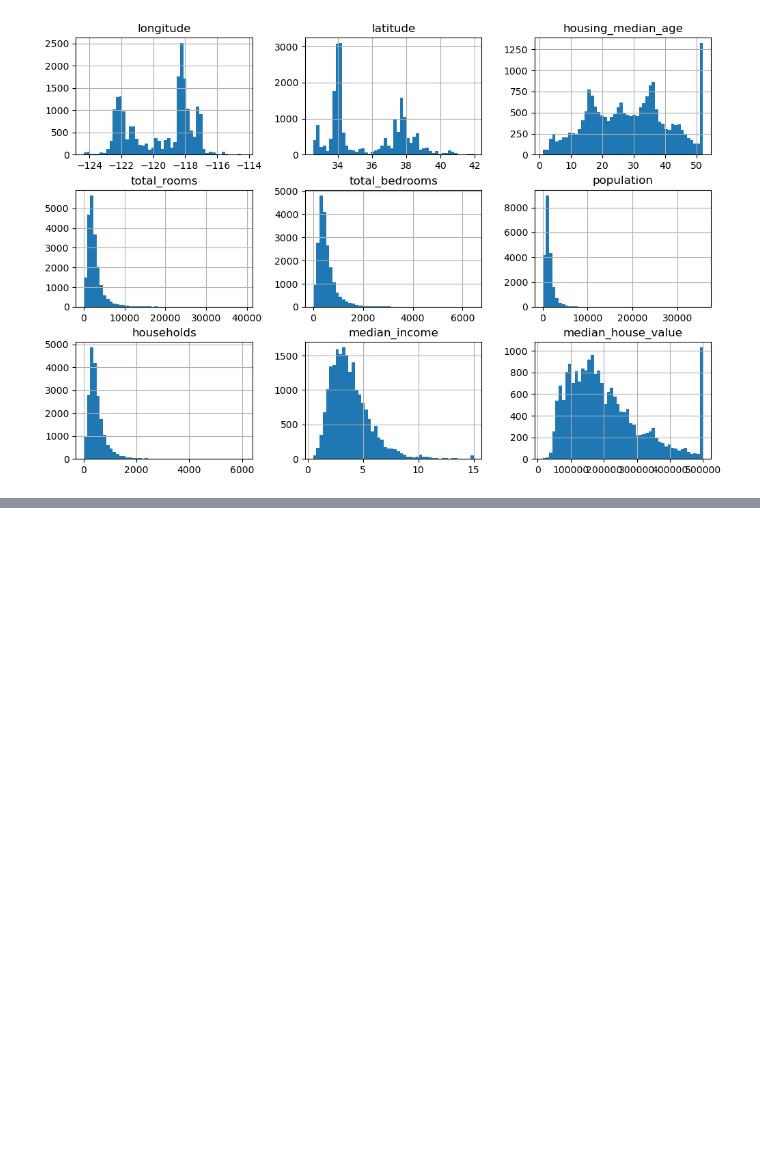
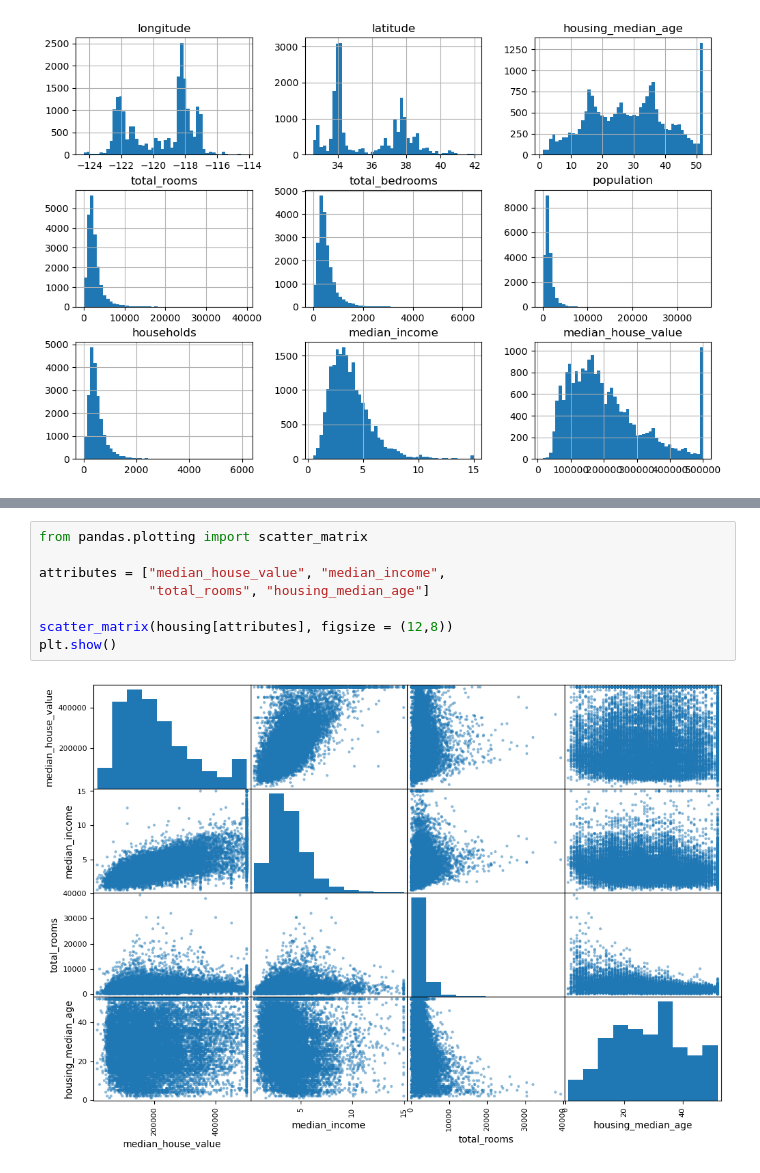
Before and after one commit to Kiril-Komissarenko/O-ReillyHandsOnMachineLearning, a Jupyter notebook: Chapter 2/Untitled-1.ipynb, the cells around one changed output, grey strips where cells are left out. Drawn from its saved outputs; the diff is of its cells as text; blank space fills up the shorter version.

```diff
--- a/Chapter 2/Untitled-1.ipynb
+++ b/Chapter 2/Untitled-1.ipynb
@@ -76,0 +210,10 @@ plt.show()
+# %%
+from pandas.plotting import scatter_matrix
+
+attributes = ["median_house_value", "median_income",
+              "total_rooms", "housing_median_age"]
+
+scatter_matrix(housing[attributes], figsize = (12,8))
+plt.show()
+# %% [output]
+[figure, added]
```
Also changed, not shown: parts of 28 cells of this notebook.
